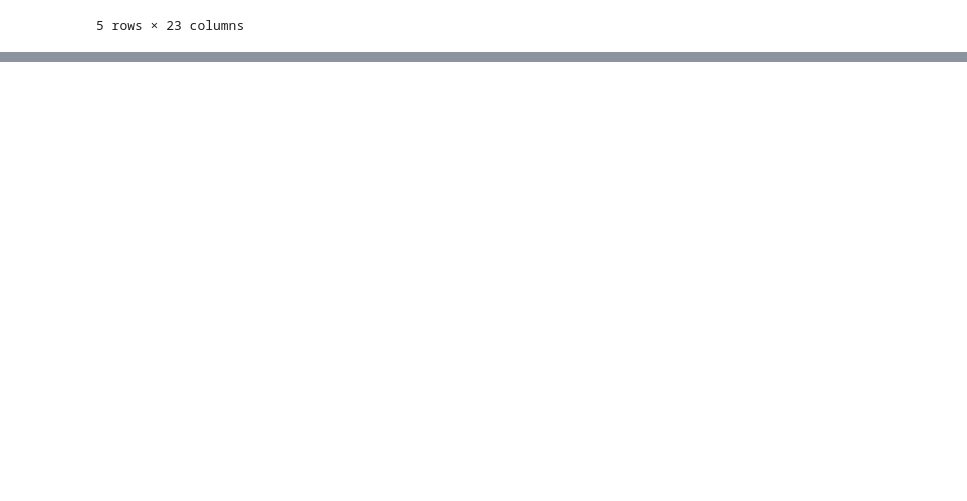
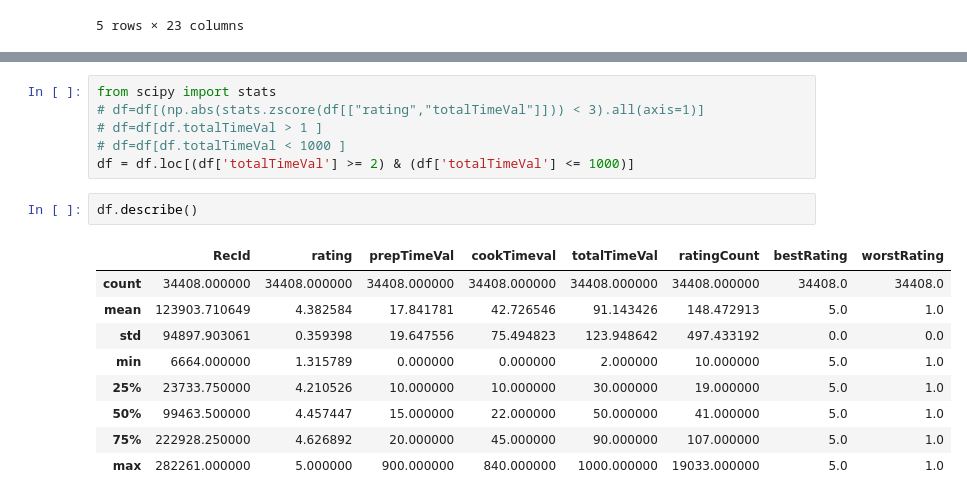
Before and after one commit to ohadf2015/big-data-recipies, a Jupyter notebook: project.ipynb, the cells around one changed output, grey strips where cells are left out. Drawn from its saved outputs; the diff is of its cells as text; blank space fills up the shorter version.

```diff
--- a/project.ipynb
+++ b/project.ipynb
@@ -22,0 +42,18 @@ df.head()
+# %%
+from scipy import stats
+# df=df[(np.abs(stats.zscore(df[["rating","totalTimeVal"]])) < 3).all(axis=1)]
+# df=df[df.totalTimeVal > 1 ]
+# df=df[df.totalTimeVal < 1000 ]
+df = df.loc[(df['totalTimeVal'] >= 2) & (df['totalTimeVal'] <= 1000)]
+# %%
+df.describe()
+# %% [output]
+|  | RecId | rating | prepTimeVal | cookTimeval | totalTimeVal | ratingCount | bestRating | worstRating |
+| count | 34408.000000 | 34408.000000 | 34408.000000 | 34408.000000 | 34408.000000 | 34408.000000 | 34408.0 | 34408.0 |
+| mean | 123903.710649 | 4.382584 | 17.841781 | 42.726546 | 91.143426 | 148.472913 | 5.0 | 1.0 |
+| std | 94897.903061 | 0.359398 | 19.647556 | 75.494823 | 123.948642 | 497.433192 | 0.0 | 0.0 |
+| min | 6664.000000 | 1.315789 | 0.000000 | 0.000000 | 2.000000 | 10.000000 | 5.0 | 1.0 |
+| 25% | 23733.750000 | 4.210526 | 10.000000 | 10.000000 | 30.000000 | 19.000000 | 5.0 | 1.0 |
+| 50% | 99463.500000 | 4.457447 | 15.000000 | 22.000000 | 50.000000 | 41.000000 | 5.0 | 1.0 |
+| 75% | 222928.250000 | 4.626892 | 20.000000 | 45.000000 | 90.000000 | 107.000000 | 5.0 | 1.0 |
+| max | 282261.000000 | 5.000000 | 900.000000 | 840.000000 | 1000.000000 | 19033.000000 | 5.0 | 1.0 |
```
Also changed, not shown: parts of 8 cells of this notebook.
